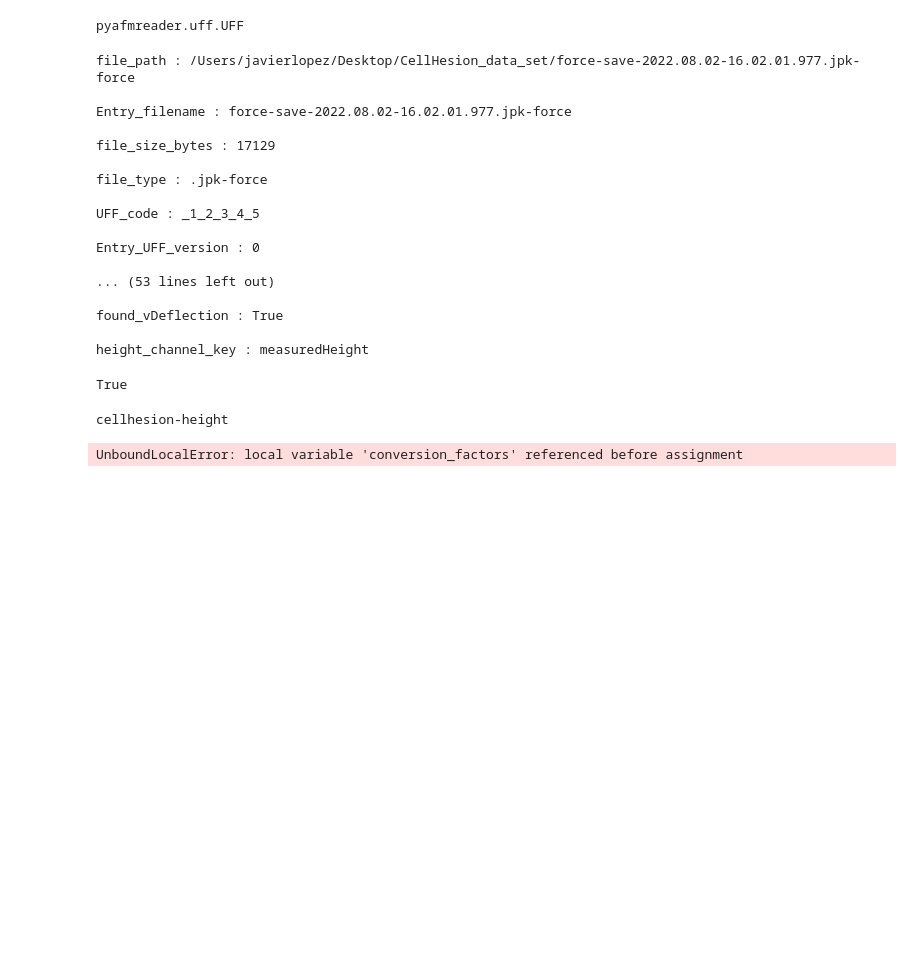
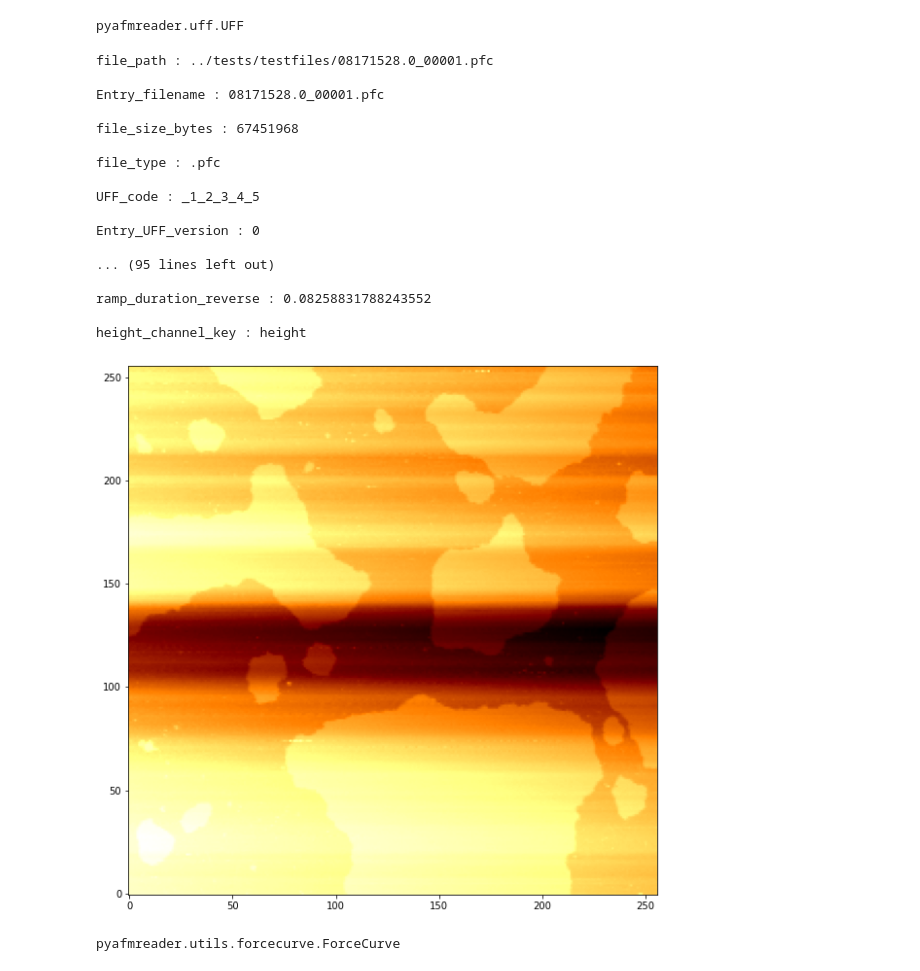
Before and after one commit to jlopezalo/PyFMReader, a Jupyter notebook: examples/BasicUsageExample.ipynb, the cells around one changed output. Saved outputs shown, nothing was run; the diff lists cells and outputs as text; code cells hidden in the pictures; blank space fills up the shorter version.

```diff
--- a/examples/BasicUsageExample.ipynb
+++ b/examples/BasicUsageExample.ipynb
@@ -50,8 +50,7 @@ loadfile(filepath)
                         Parameters (dict)
 # %%
 # 2. Load one of the test files
-# NANOSC_PFC_PATH = '../tests/testfiles/08171528.0_00001.pfc'
-NANOSC_PFC_PATH = '/Users/javierlopez/Desktop/CellHesion_data_set/force-save-2022.08.02-16.02.01.977.jpk-force'
+NANOSC_PFC_PATH = '../tests/testfiles/08171528.0_00001.pfc'
 
 NANOSC_PFC_FILE = loadfile(NANOSC_PFC_PATH)
 
@@ -65,42 +64,38 @@ metadata = NANOSC_PFC_FILE.filemetadata
 for key, item in metadata.items():
     print(f"{key} : {item}\n")
 # %% [output]
-file_path : /Users/javierlopez/Desktop/CellHesion_data_set/force-save-2022.08.02-16.02.01.977.jpk-force
+file_path : ../tests/testfiles/08171528.0_00001.pfc
 
-Entry_filename : force-save-2022.08.02-16.02.01.977.jpk-force
+Entry_filename : 08171528.0_00001.pfc
 
-file_size_bytes : 17129
+file_size_bytes : 67451968
 
-file_type : .jpk-force
+file_type : .pfc
 
 UFF_code : _1_2_3_4_5
 
 Entry_UFF_version : 0
 
-... (53 lines left out)
+... (95 lines left out)
 
-found_vDeflection : True
+ramp_duration_reverse : 0.08258831788243552
 
-height_channel_key : measuredHeight
+height_channel_key : height
 # %%
 # 4. Get force volume piezo image and plot it
-# piezoimg = NANOSC_PFC_FILE.getpiezoimg()
+piezoimg = NANOSC_PFC_FILE.getpiezoimg()
 
-# plt.figure(figsize=(10,10))
-# plt.imshow(piezoimg[:, :, 0], cmap='afmhot', origin='lower')
-# plt.show()
+plt.figure(figsize=(10,10))
+plt.imshow(piezoimg[:, :, 0], cmap='afmhot', origin='lower')
+plt.show()
+# %% [output]
+[figure, added]
-# %%
-height_channel_key = metadata['height_channel_key']
-print(metadata["channel_properties"][height_channel_key]['absolute_defined'])
-# %% [output]
-True
 # %%
 # 5. Get force curve at index 0
 FC = NANOSC_PFC_FILE.getcurve(0)
 
 type(FC)
 # %% [output]
-cellhesion-height
+pyafmreader.utils.forcecurve.ForceCurve
-UnboundLocalError: local variable 'conversion_factors' referenced before assignment
 # %%
 help(FC.preprocess_force_curve)
```
Also changed, not shown: parts of 7 cells of this notebook.
